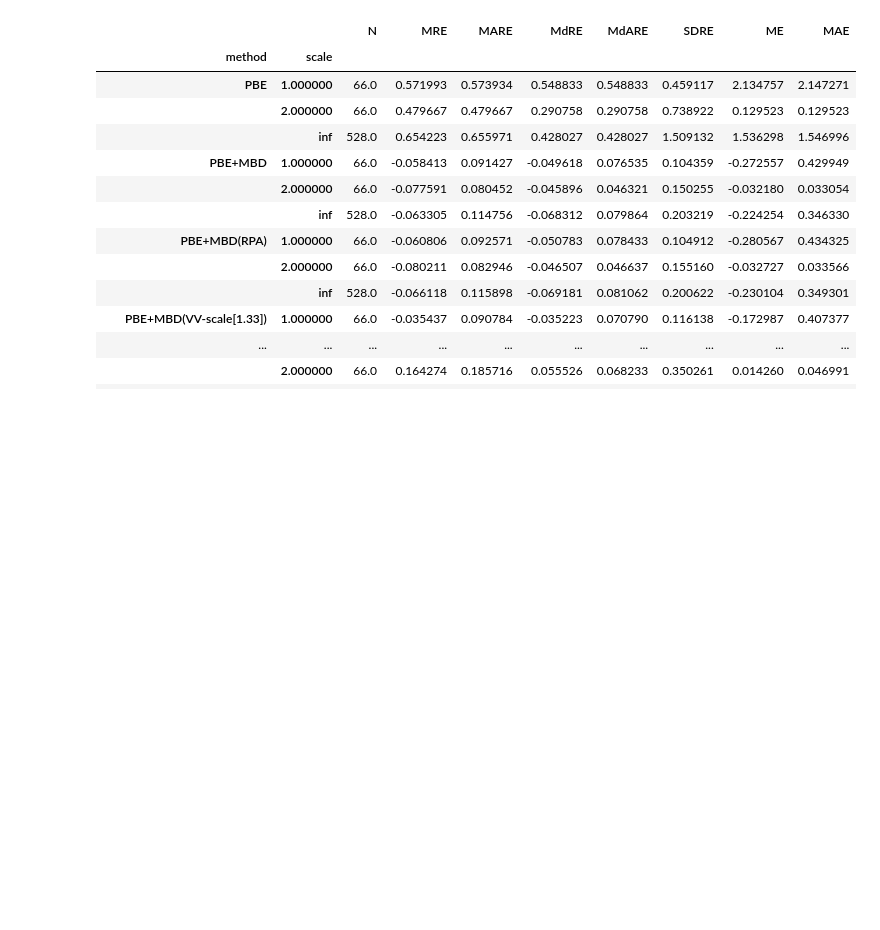
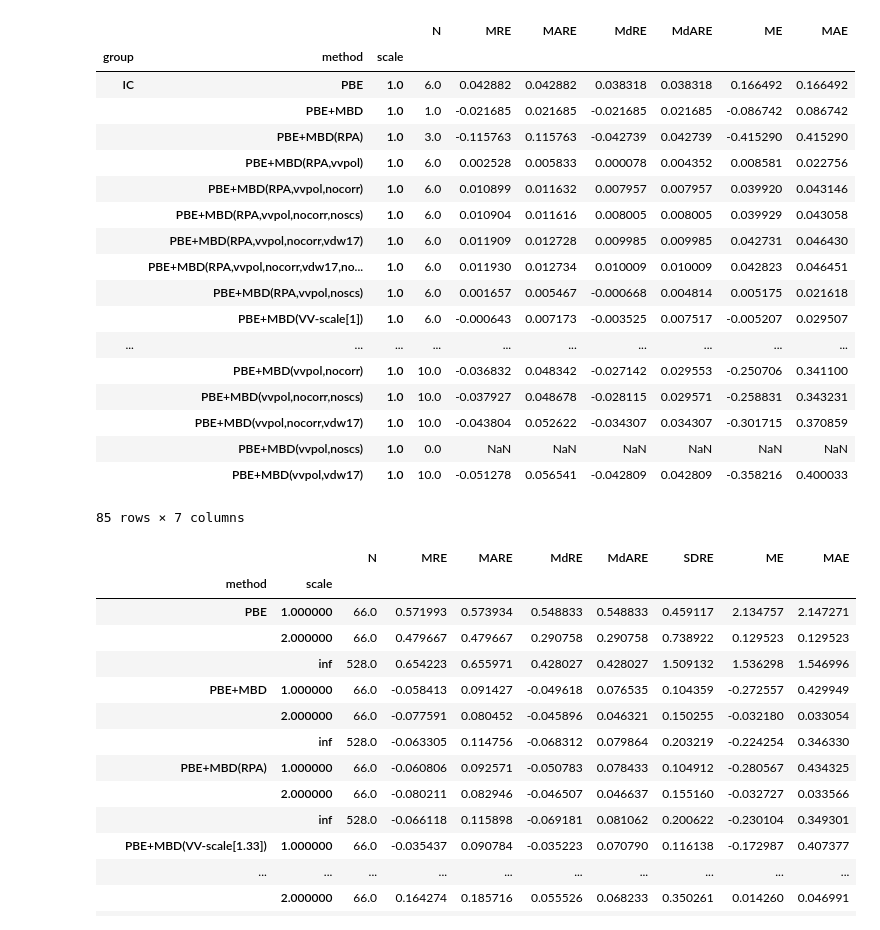
Before and after one commit to azag0/mbd-vv, a Jupyter notebook: notebooks/2018-01-24-datasets.ipynb, the cells around one changed output. Saved outputs shown, nothing was run; the diff lists cells and outputs as text; code cells hidden in the pictures; blank space fills up the shorter version.

Commit message:
add analysis by groups

```diff
--- a/notebooks/2018-01-24-datasets.ipynb
+++ b/notebooks/2018-01-24-datasets.ipynb
@@ -67,7 +67,6 @@ def ds_stat(x):
         'MARE': abs(x['reldelta']).mean(),
         'MdRE': x['reldelta'].median(),
         'MdARE': abs(x['reldelta']).median(),
-        'SDRE': x['reldelta'].std(),
         'ME': x['delta'].mean(),
         'MAE': abs(x['delta']).mean(),
     }))
@@ -299,3 +267,36 @@ analyse_solids(dataframe, dataset)
+# %%
+def add_group(x, ds):
+    return x.assign(group=ds.df.loc(0)[x.name[:2]].group)
+
+(
+    dataframe
+    .groupby('label scale'.split()).apply(ene_int, dataset)
+    .apply(ene_dft_vdw, 1).stack(dropna=False)
+    .pipe(lambda x: x*ev).to_frame('ene')
+    .groupby('label scale'.split()).apply(ref_delta, dataset)
+    .groupby('label scale'.split()).apply(add_group, dataset)
+    .groupby('group method scale'.split()).apply(ds_stat)
+)
+# %% [output]
+|  |  |  | N | MRE | MARE | MdRE | MdARE | ME | MAE |
+| group | method | scale |  |  |  |  |  |  |  |
+| IC | PBE | 1.0 | 6.0 | 0.042882 | 0.042882 | 0.038318 | 0.038318 | 0.166492 | 0.166492 |
+|  | PBE+MBD | 1.0 | 1.0 | -0.021685 | 0.021685 | -0.021685 | 0.021685 | -0.086742 | 0.086742 |
+|  | PBE+MBD(RPA) | 1.0 | 3.0 | -0.115763 | 0.115763 | -0.042739 | 0.042739 | -0.415290 | 0.415290 |
+|  | PBE+MBD(RPA,vvpol) | 1.0 | 6.0 | 0.002528 | 0.005833 | 0.000078 | 0.004352 | 0.008581 | 0.022756 |
+|  | PBE+MBD(RPA,vvpol,nocorr) | 1.0 | 6.0 | 0.010899 | 0.011632 | 0.007957 | 0.007957 | 0.039920 | 0.043146 |
+|  | PBE+MBD(RPA,vvpol,nocorr,noscs) | 1.0 | 6.0 | 0.010904 | 0.011616 | 0.008005 | 0.008005 | 0.039929 | 0.043058 |
+|  | PBE+MBD(RPA,vvpol,nocorr,vdw17) | 1.0 | 6.0 | 0.011909 | 0.012728 | 0.009985 | 0.009985 | 0.042731 | 0.046430 |
+|  | PBE+MBD(RPA,vvpol,nocorr,vdw17,no... | 1.0 | 6.0 | 0.011930 | 0.012734 | 0.010009 | 0.010009 | 0.042823 | 0.046451 |
+|  | PBE+MBD(RPA,vvpol,noscs) | 1.0 | 6.0 | 0.001657 | 0.005467 | -0.000668 | 0.004814 | 0.005175 | 0.021618 |
+|  | PBE+MBD(VV-scale[1]) | 1.0 | 6.0 | -0.000643 | 0.007173 | -0.003525 | 0.007517 | -0.005207 | 0.029507 |
+| ... | ... | ... | ... | ... | ... | ... | ... | ... | ... |
+|  | PBE+MBD(vvpol,nocorr) | 1.0 | 10.0 | -0.036832 | 0.048342 | -0.027142 | 0.029553 | -0.250706 | 0.341100 |
+|  | PBE+MBD(vvpol,nocorr,noscs) | 1.0 | 10.0 | -0.037927 | 0.048678 | -0.028115 | 0.029571 | -0.258831 | 0.343231 |
+|  | PBE+MBD(vvpol,nocorr,vdw17) | 1.0 | 10.0 | -0.043804 | 0.052622 | -0.034307 | 0.034307 | -0.301715 | 0.370859 |
+|  | PBE+MBD(vvpol,noscs) | 1.0 | 0.0 | NaN | NaN | NaN | NaN | NaN | NaN |
+|  | PBE+MBD(vvpol,vdw17) | 1.0 | 10.0 | -0.051278 | 0.056541 | -0.042809 | 0.042809 | -0.358216 | 0.400033 |
+85 rows × 7 columns
 # %%
 def calculate_s66(variants):
     df_dft, ds = get_s66_set(app.ctx)
```
Also changed, not shown: parts of 2 cells of this notebook, 1 other file.
